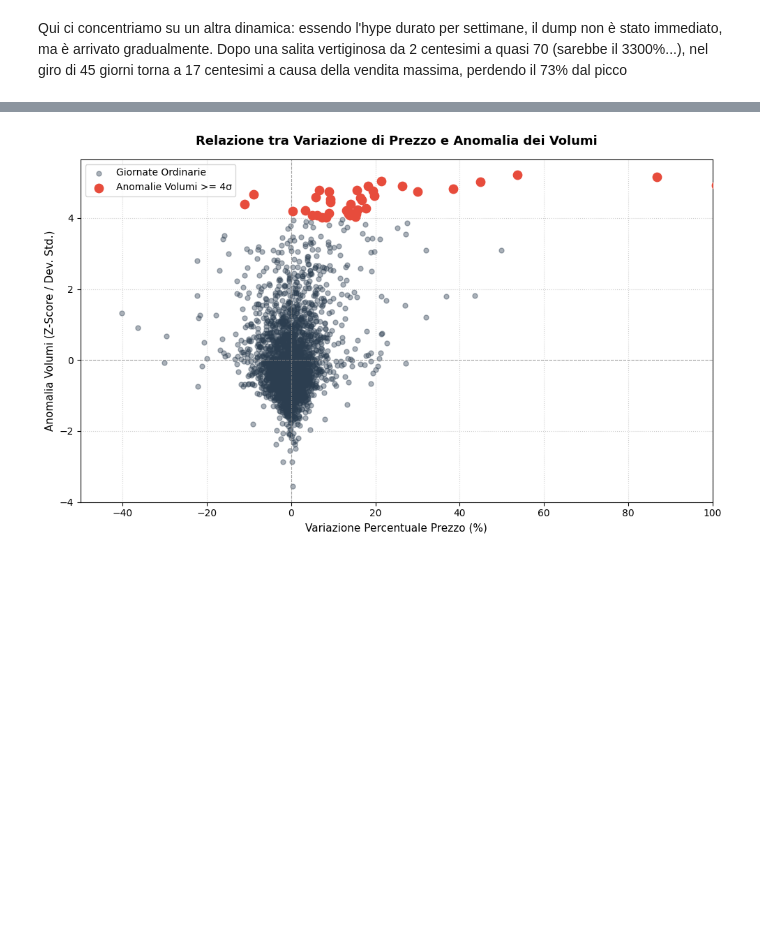
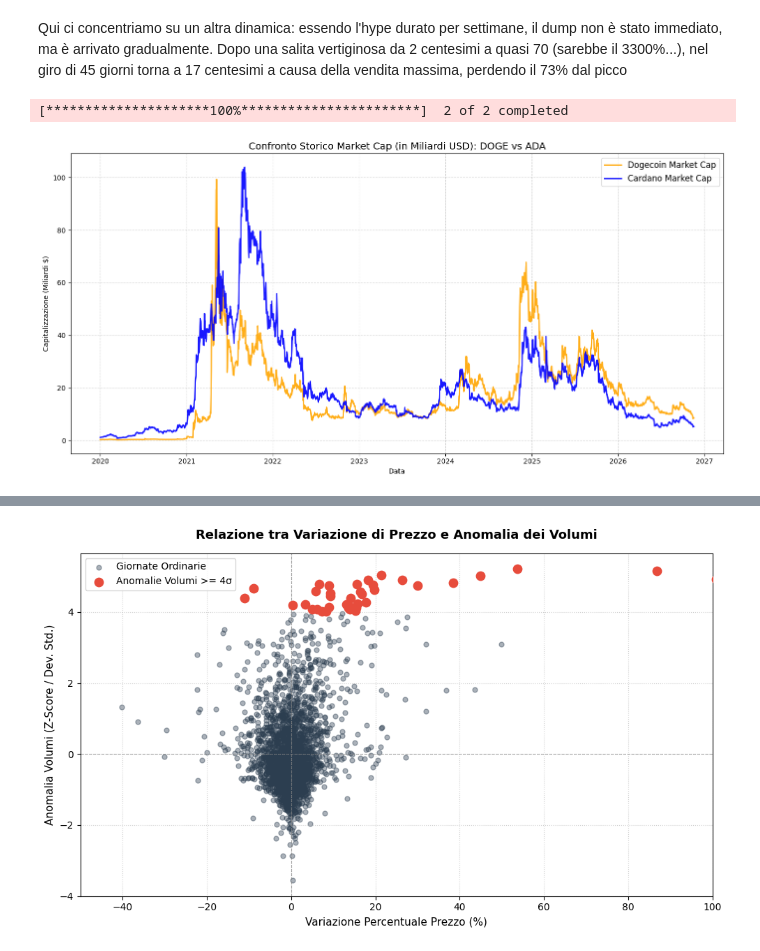
Before and after one commit to ChristianChimi/BLOCKHAIN-ANALYSIS, a Jupyter notebook: Pump_and_dump_DOGE.ipynb, the cells around one changed output, grey strips where cells are left out. Drawn from its saved outputs; the diff is of its cells as text; code cells hidden in the pictures; blank space fills up the shorter version.

```diff
--- a/Pump_and_dump_DOGE.ipynb
+++ b/Pump_and_dump_DOGE.ipynb
@@ -394,3 +321,61 @@ A + 90 giorni (2021-08-05): $0.2010 (-70.65%))
 A +180 giorni (2021-11-03): $0.2694 (-60.66%))
 # %% [markdown]
 Qui ci concentriamo su un altra dinamica: essendo l'hype durato per settimane, il dump non è stato immediato, ma è arrivato gradualmente. Dopo una salita vertiginosa da 2 centesimi a quasi 70 (sarebbe il 3300%...), nel giro di 45 giorni torna a 17 centesimi a causa della vendita massima, perdendo il 73% dal picco
+# %%
+import matplotlib.pyplot as plt
+import numpy as np
+import pandas as pd
+import yfinance as yf
+
+# 1. Se hai già 'close' in memoria puoi saltare il download, altrimenti lo scarichiamo
+tickers = ["DOGE-USD", "ADA-USD"]
+df = yf.download(tickers, start="2020-01-01", auto_adjust=True)
+
+if isinstance(df.columns, pd.MultiIndex):
+  close = df["Close"]
+else:
+  close = df[[t for t in tickers if "Close" in t]]
+
+# 2. Recuperiamo la supply circolante attuale tramite yfinance (con fallback di sicurezza)
+ticker_doge = yf.Ticker("DOGE-USD")
+ticker_ada = yf.Ticker("ADA-USD")
+
+shares_doge = ticker_doge.info.get("sharesOutstanding", 145e9)
+shares_ada = ticker_ada.info.get("sharesOutstanding", 35e9)
+
+# 3. Calcolo della Market Cap (Prezzo * Circulating Supply) in miliardi di USD
+market_cap = pd.DataFrame()
+market_cap["DOGE-MCap"] = (close["DOGE-USD"] * shares_doge) / 1e9
+market_cap["ADA-MCap"] = (close["ADA-USD"] * shares_ada) / 1e9
+
+# 4. Visualizzazione Grafica
+plt.figure(figsize=(14, 7))
+plt.plot(
+    market_cap.index,
+    market_cap["DOGE-MCap"],
+    label="Dogecoin Market Cap",
+    color="orange",
+    linewidth=2,
+    alpha=0.9,
+)
+plt.plot(
+    market_cap.index,
+    market_cap["ADA-MCap"],
+    label="Cardano Market Cap",
+    color="blue",
+    linewidth=2,
+    alpha=0.9,
+)
+
+plt.title(
+    "Confronto Storico Market Cap (in Miliardi USD): DOGE vs ADA", fontsize=14
+)
+plt.ylabel("Capitalizzazione (Miliardi $)")
+plt.xlabel("Data")
+plt.legend(fontsize=12)
+plt.grid(True, linestyle="--", alpha=0.5)
+plt.tight_layout()
+plt.show()
+# %% [output]
+[*********************100%***********************]  2 of 2 completed
+[figure, added]
```
Also changed, not shown: parts of 16 cells of this notebook.
